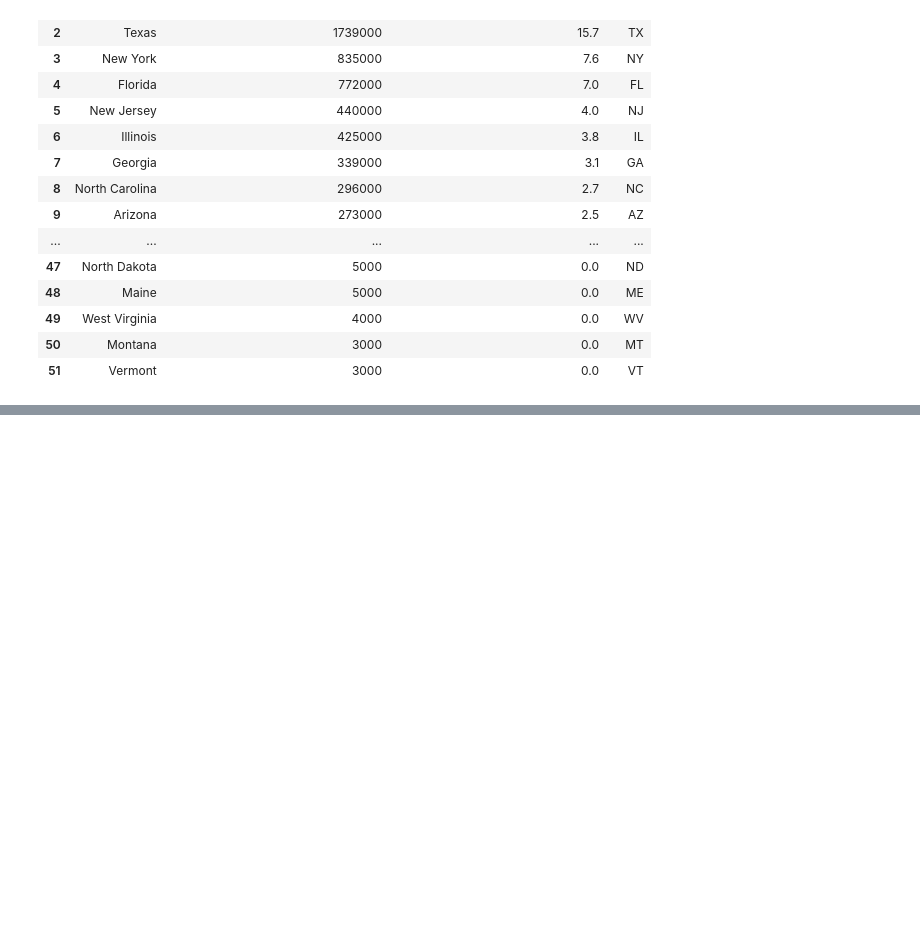
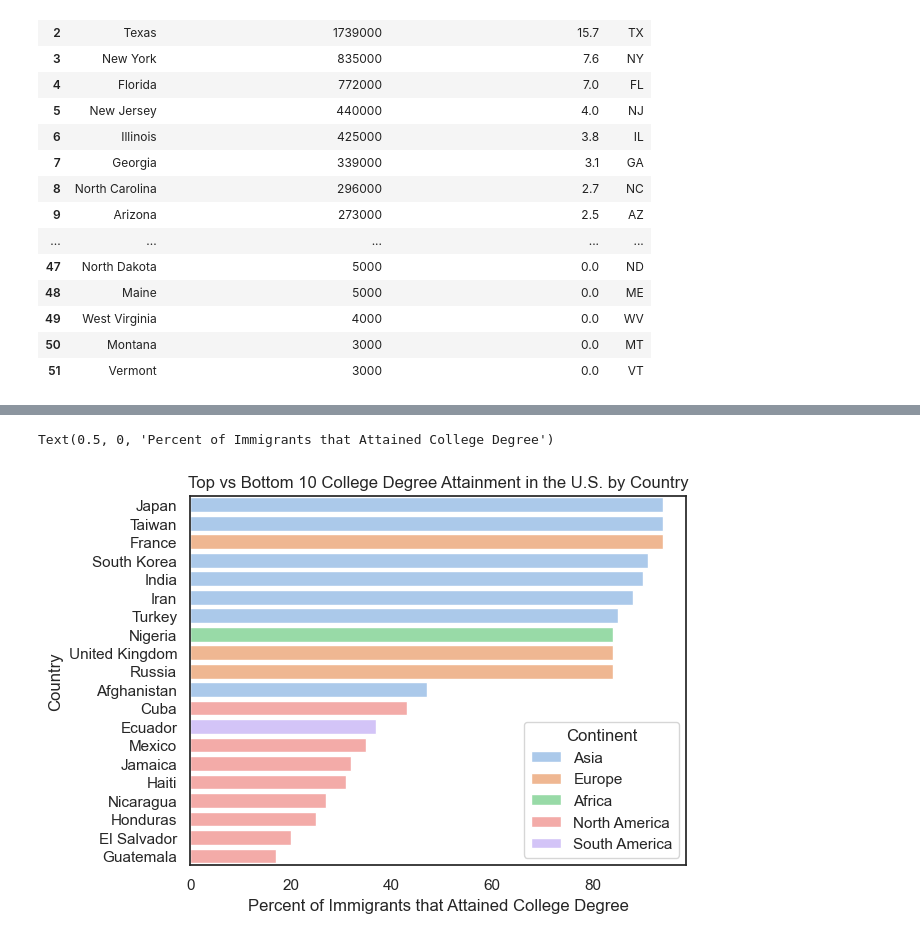
Before and after one commit to MaxB5282/Capstone, a Jupyter notebook: data/data exploration.ipynb, the cells around one changed output, grey strips where cells are left out. Cells and saved outputs as stored; diff of their text form; code cells hidden in the pictures; blank space fills up the shorter version.

```diff
--- a/data/data exploration.ipynb
+++ b/data/data exploration.ipynb
@@ -585,0 +627,32 @@ plt.xticks(rotation=45);
+# %%
+df_cleaned.replace({'Korea':'South Korea'}, inplace=True)
+# %%
+# Function to get continent from country name
+def get_continent(country):
+    try:
+        country_code = pc.country_name_to_country_alpha2(country, cn_name_format="default")
+        continent_code = pc.country_alpha2_to_continent_code(country_code)
+        continent_name = pc.convert_continent_code_to_continent_name(continent_code)
+        return continent_name
+    except KeyError:
+        return None
+
+# Add continent column to DataFrame
+df_cleaned['Continent'] = df_cleaned['Country'].apply(get_continent)
+# %%
+df_cleaned.sort_values('Some_college_degree', ascending=False, inplace=True)
+# %%
+education_top_5 = df_cleaned.head(10)
+
+education_bot_5 = df_cleaned.tail(10)
+
+frames = (education_top_5, education_bot_5)
+
+education_plot = pd.concat(frames)
+# %%
+sns.barplot(data=education_plot, y='Country', x='Some_college_degree', hue='Continent').set_title('Top vs Bottom 10 College Degree Attainment in the U.S. by Country')
+
+plt.xlabel('Percent of Immigrants that Attained College Degree')
+# %% [output]
+Text(0.5, 0, 'Percent of Immigrants that Attained College Degree')
+[figure, added]
```
Also changed, not shown: parts of 7 cells of this notebook.
